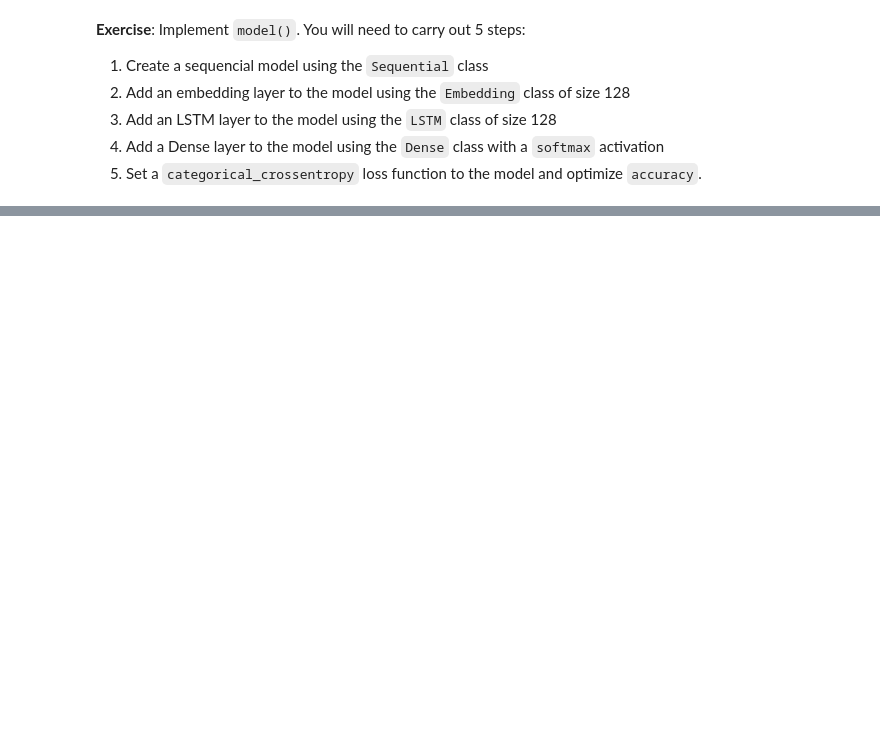
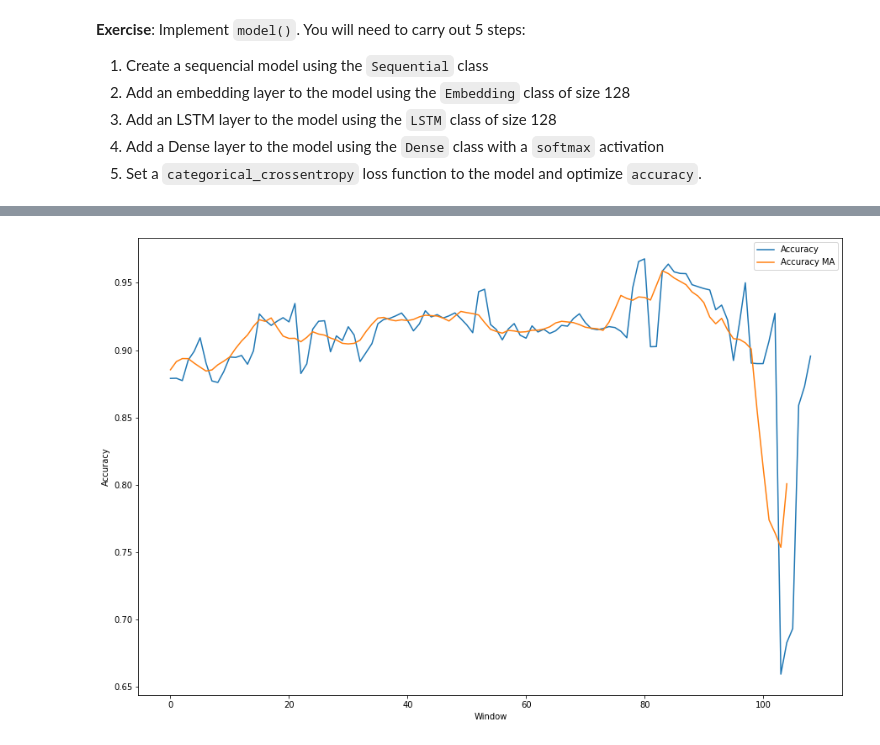
Before and after one commit to amaaradji/ChangePoint_Dectection, a Jupyter notebook: LM4Change_Point_Detect.ipynb, the cells around one changed output, grey strips where cells are left out. Saved outputs shown, nothing was run; the diff lists cells and outputs as text; code cells hidden in the pictures; blank space fills up the shorter version.

```diff
--- a/LM4Change_Point_Detect.ipynb
+++ b/LM4Change_Point_Detect.ipynb
@@ -165,15 +308,18 @@ plot_model(model)
 # %%
-tpu = tf.distribute.cluster_resolver.TPUClusterResolver()
-tf.config.experimental_connect_to_cluster(tpu)
-tf.tpu.experimental.initialize_tpu_system(tpu)
-strategy = tf.distribute.experimental.TPUStrategy(tpu)
+# tpu = tf.distribute.cluster_resolver.TPUClusterResolver()
+# tf.config.experimental_connect_to_cluster(tpu)
+# tf.tpu.experimental.initialize_tpu_system(tpu)
+# strategy = tf.distribute.experimental.TPUStrategy(tpu)
 # Create model
+callback = tf.keras.callbacks.EarlyStopping(monitor='val_loss', patience=3)
+
 with strategy.scope():
-    model = create_model(0.5)
+    model = create_model(0, 0.001)
 
 
-history = model.fit(input_to_model_train, label_train,
-                    validation_data=(input_to_model_val,label_val),
-                    epochs=10,
-                    batch_size=256,
-                    verbose=1)
+history = model.fit(input_sequences_train, output_sequences_train,
+                    validation_data=(input_sequences_val, output_sequences_val),
+                    epochs=1000,
+                    batch_size=512,
+                    verbose=1,
+                    callbacks=[callback])
@@ -208,24 +374,12 @@ plt.show()
 # %%
-test_set = []
-step = 10000
-
-for i in range(0,len(input_to_model_test), step):
-    if i+step > len(input_to_model_test):
-            break
-    x_test = input_to_model_test[i:i+step]
-    y_test = label_test[i:i+step]
-    test_set.append((x_test, y_test))
-
-
 accuracy_list = []
-with tqdm(total=len(test_set)) as pbar:
-  for x_test,y_test in test_set:
-      accuracy_list.append(model.evaluate(x_test, y_test, batch_size=256, verbose=0)[1])
+with tqdm(total=len(input_sequences_test_list_paded)) as pbar:
+  for x_test,y_test in zip(input_sequences_test_list_paded, output_sequences_test_list_paded):
+      accuracy_list.append(model.evaluate(x_test, y_test, batch_size=1024, verbose=0)[1])
       pbar.update(1)
 # %%
-N = 10
+N = 5
 cumsum, moving_aves = [0], []
-
 for i, x in enumerate(accuracy_list, 1):
     cumsum.append(cumsum[i-1] + x)
     if i >= N:
@@ -233,9 +387,12 @@ for i, x in enumerate(accuracy_list, 1):
         #can do stuff with moving_ave here
         moving_aves.append(moving_ave)
 # %%
+plt.figure(figsize=(15,10))
 plt.plot(list(range(len(accuracy_list))), accuracy_list, label='Accuracy')
 plt.plot(list(range(len(moving_aves))), moving_aves, label='Accuracy MA')
 plt.xlabel('Window')
 plt.ylabel('Accuracy')
 plt.legend()
 plt.show()
+# %% [output]
+[figure, added]
```
Also changed, not shown: parts of 21 cells of this notebook.
